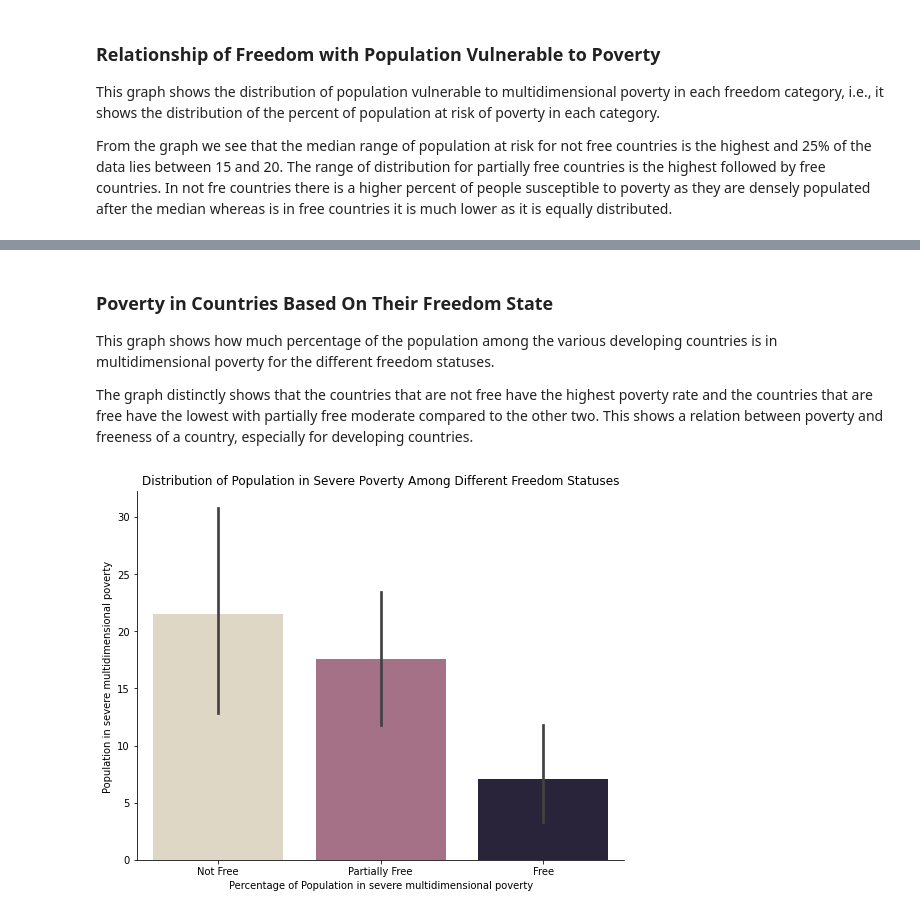
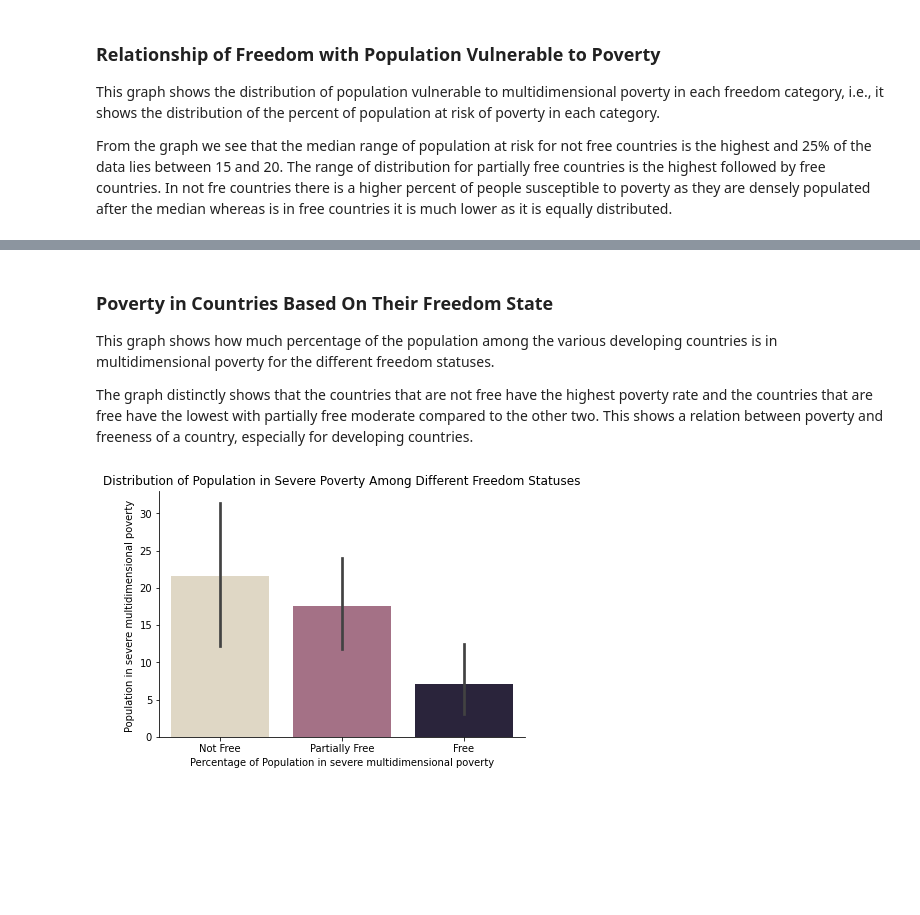
Before and after one commit to uic-cs418/cs418-spring22-eda-llc, a Jupyter notebook: poverty analysis/Poverty EDA.ipynb, the cells around one changed output, grey strips where cells are left out. Cells and saved outputs as stored; diff of their text form; code cells hidden in the pictures; blank space fills up the shorter version.

```diff
--- a/poverty analysis/Poverty EDA.ipynb
+++ b/poverty analysis/Poverty EDA.ipynb
@@ -127,16 +127,16 @@ vis2()
-# %% [markdown]
-### Poverty in Countries Based On Their Freedom State
-
-This graph shows how much percentage of the population among the various developing countries is in multidimensional poverty for the different freedom statuses.
-
-The graph distinctly shows that the countries that are not free have the highest poverty rate and the countries that are free have the lowest with partially free moderate compared to the other two. This shows a relation between poverty and freeness of a country, especially for developing countries.
+# %% [markdown]
+### Poverty in Countries Based On Their Freedom State
+
+This graph shows how much percentage of the population among the various developing countries is in multidimensional poverty for the different freedom statuses.
+
+The graph distinctly shows that the countries that are not free have the highest poverty rate and the countries that are free have the lowest with partially free moderate compared to the other two. This shows a relation between poverty and freeness of a country, especially for developing countries.
 # %%
 def vis3():
     ax = sns.catplot(x = 'Status', y = 'Population in severe multidimensional poverty ', data = merged, kind = 'bar', palette = "ch:s=-.2,r=.6")
     ax.set(xlabel = "Percentage of Population in severe multidimensional poverty", title = "Distribution of Population in Severe Poverty Among Different Freedom Statuses")
     plt.xticks([0,1,2],y_axis_labels)
-    ax.fig.set_figwidth(8)
-    ax.fig.set_figheight(6)
+    ax.fig.set_figwidth(6)
+    ax.fig.set_figheight(4)
 vis3()
 # %% [output]
-[figure, old version]
+[figure, new version]
```
Also changed, not shown: parts of 10 cells of this notebook, 3 other files.
